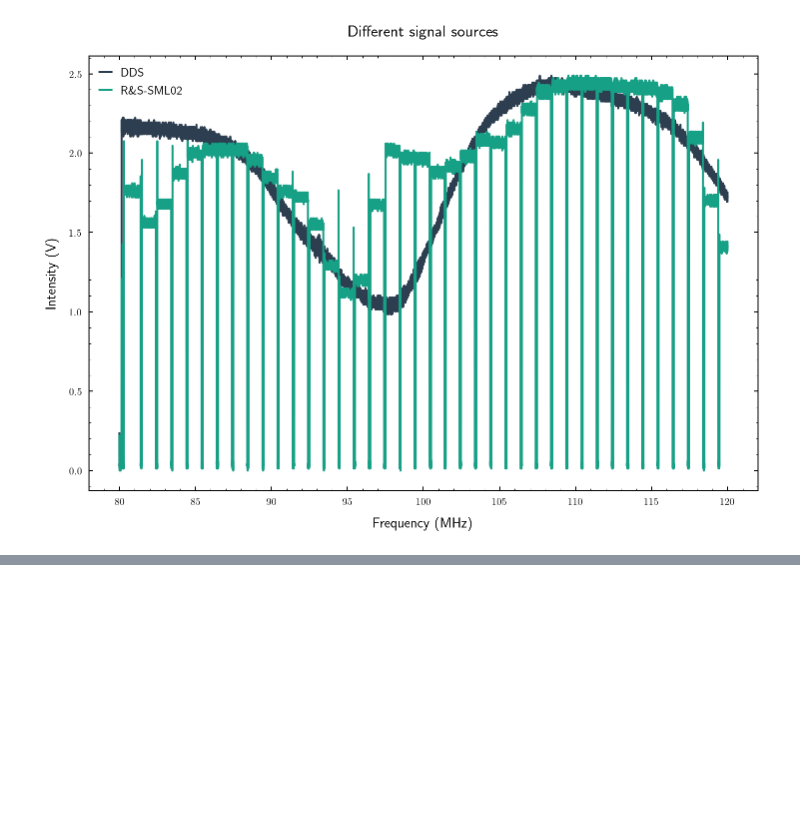
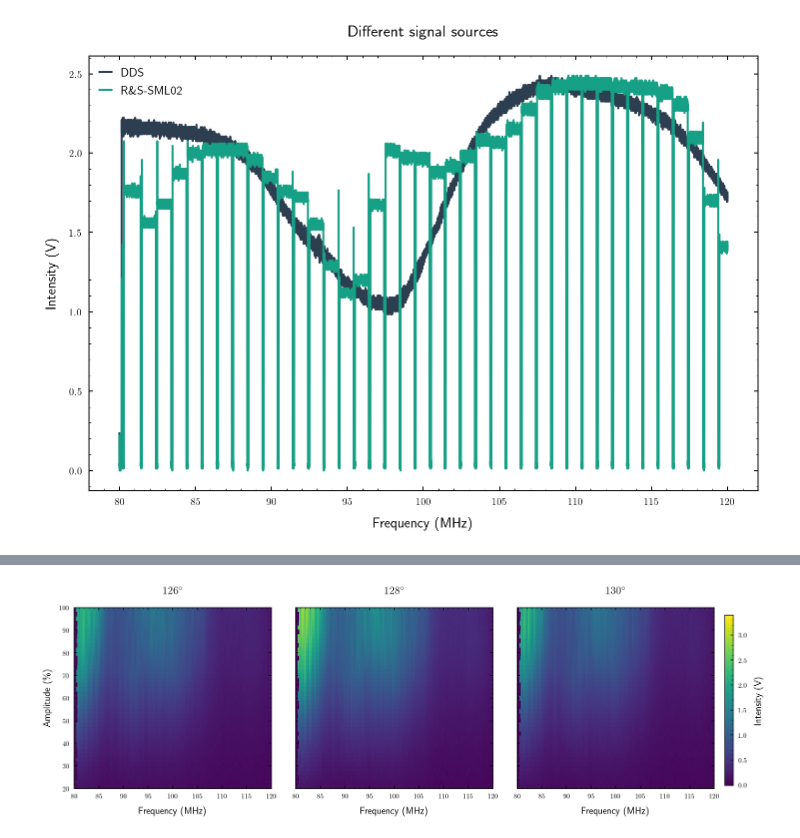
Before and after one commit to bodokaiser/bachelor-thesis, a Jupyter notebook: notebook/evaluation/intensity-distribution.ipynb, the cells around one changed output, grey strips where cells are left out. Cells and saved outputs as stored; diff of their text form; code cells hidden in the pictures; blank space fills up the shorter version.

```diff
--- a/notebook/evaluation/intensity-distribution.ipynb
+++ b/notebook/evaluation/intensity-distribution.ipynb
@@ -237,0 +351,30 @@ plt.show()
+# %%
+fig, axes = plt.subplots(ncols=3, figsize=(14, 5), sharey=True)
+
+vmin = np.min([p128_I.min(), p130_I.min(), p132_I.min()])
+vmax = np.max([p128_I.max(), p130_I.max(), p132_I.max()])
+
+axes[0].set_title('$126^\circ$')
+axes[0].set_xlabel('Frequency (MHz)')
+axes[0].set_ylabel('Amplitude (\%)')
+axes[0].imshow(np.rot90(p126_I), aspect='auto', vmin=vmin, vmax=vmax,
+    extent=[p126_f.min() / 1e6, p126_f.max() / 1e6, p126_A.min() * 1e2, p126_A.max() * 1e2])
+
+axes[1].set_title('$128^\circ$')
+axes[1].set_xlabel('Frequency (MHz)')
+axes[1].imshow(np.rot90(p128_I), aspect='auto', vmin=vmin, vmax=vmax,
+    extent=[p128_f.min() / 1e6, p128_f.max() / 1e6, p128_A.min() * 1e2, p128_A.max() * 1e2])
+
+axes[2].set_title('$130^\circ$')
+axes[2].set_xlabel('Frequency (MHz)')
+im = axes[2].imshow(np.rot90(p130_I), aspect='auto', vmin=vmin, vmax=vmax,
+    extent=[p130_f.min() / 1e6, p130_f.max() / 1e6, p130_A.min() * 1e2, p130_A.max() * 1e2])
+
+fig.subplots_adjust(right=1.16)
+fig.colorbar(im, ax=list(axes), label='Intensity (V)', shrink=.92)
+fig.tight_layout()
+#fig.savefig(os.path.join(figuredir, 'unpaired-tilted.pdf'))
+
+plt.show()
+# %% [output]
+[figure, added]
```
Also changed, not shown: parts of 6 cells of this notebook, 10 other files.
